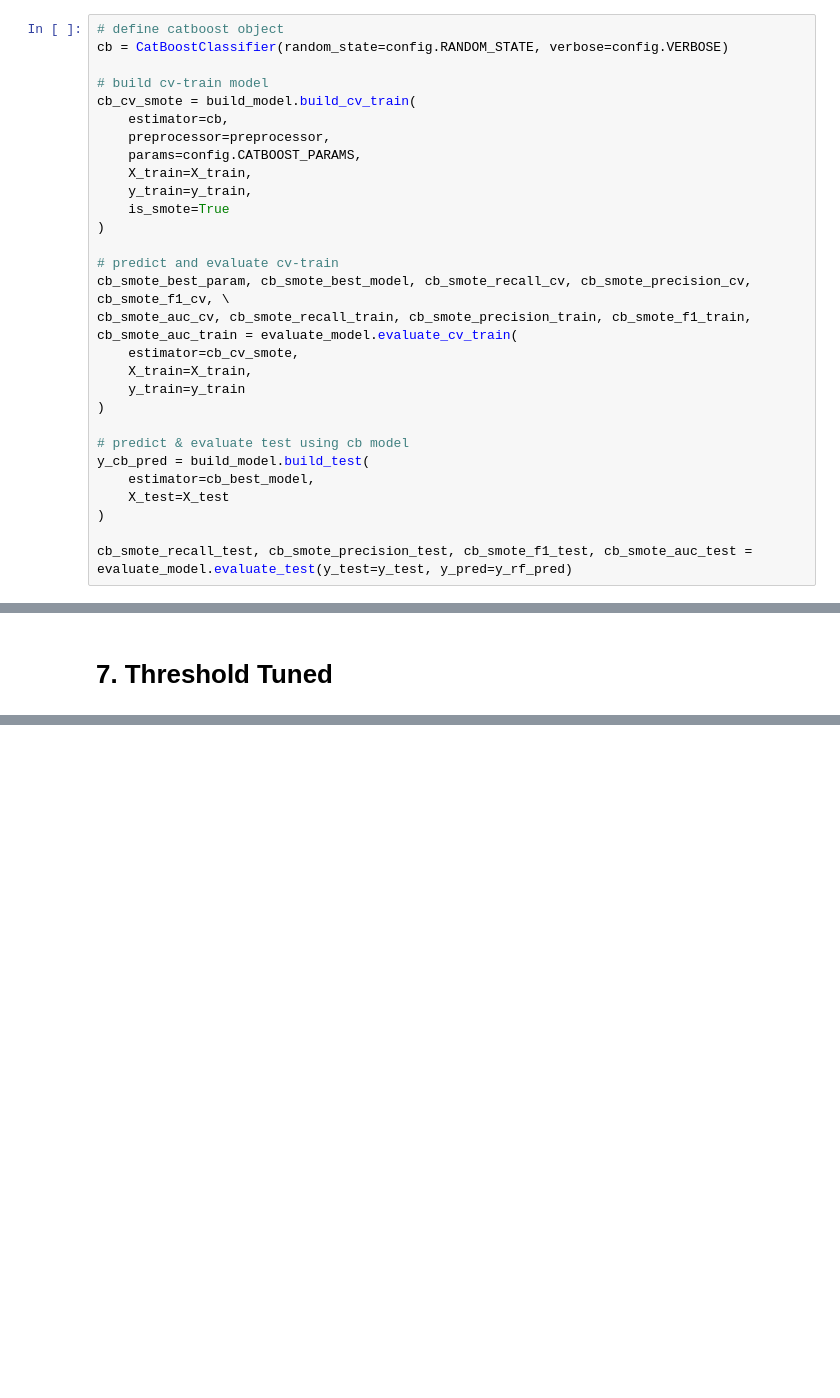
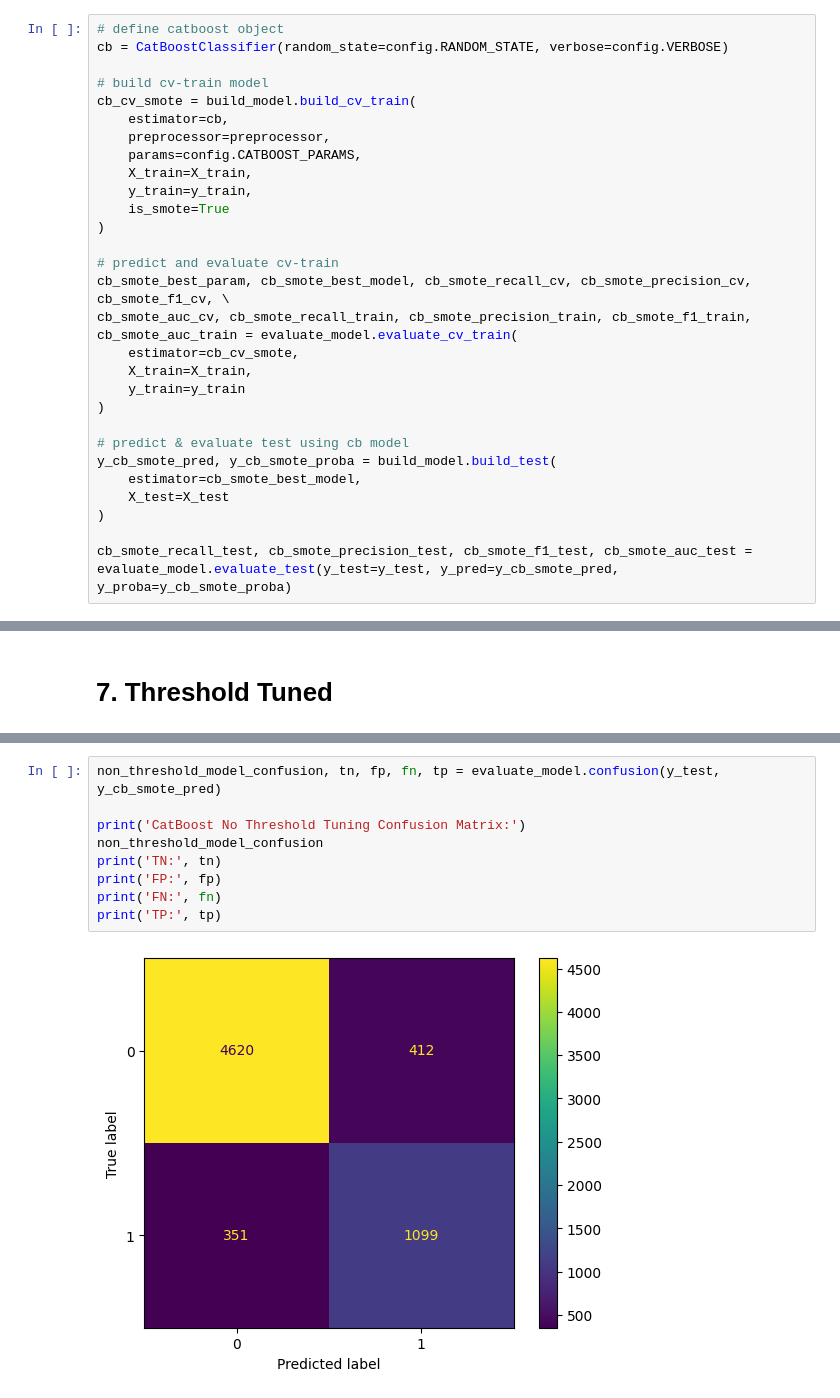
Before and after one commit to bagaskoroah/ml-credit-risk, a Jupyter notebook: notebooks/02_modeling.ipynb, the cells around one changed output, grey strips where cells are left out. Drawn from its saved outputs; the diff is of its cells as text; blank space fills up the shorter version.

```diff
--- a/notebooks/02_modeling.ipynb
+++ b/notebooks/02_modeling.ipynb
@@ -326,10 +326,10 @@ cb_smote_auc_cv, cb_smote_recall_train, cb_smote_precision_train, cb_smote_f1_tr
 )
 
 # predict & evaluate test using cb model
-y_cb_pred = build_model.build_test(
-    estimator=cb_best_model,
+y_cb_smote_pred, y_cb_smote_proba = build_model.build_test(
+    estimator=cb_smote_best_model,
     X_test=X_test
 )
 
-cb_smote_recall_test, cb_smote_precision_test, cb_smote_f1_test, cb_smote_auc_test = evaluate_model.evaluate_test(y_test=y_test, y_pred=y_rf_pred)
+cb_smote_recall_test, cb_smote_precision_test, cb_smote_f1_test, cb_smote_auc_test = evaluate_model.evaluate_test(y_test=y_test, y_pred=y_cb_smote_pred, y_proba=y_cb_smote_proba)
 # %% [output]
@@ -446,0 +442,11 @@ threshold_summary.round(3)
+# %%
+non_threshold_model_confusion, tn, fp, fn, tp = evaluate_model.confusion(y_test, y_cb_smote_pred)
+
+print('CatBoost No Threshold Tuning Confusion Matrix:')
+non_threshold_model_confusion
+print('TN:', tn)
+print('FP:', fp)
+print('FN:', fn)
+print('TP:', tp)
+# %% [output]
+[figure, added]
```
Also changed, not shown: parts of 25 cells of this notebook, 10 other files.
